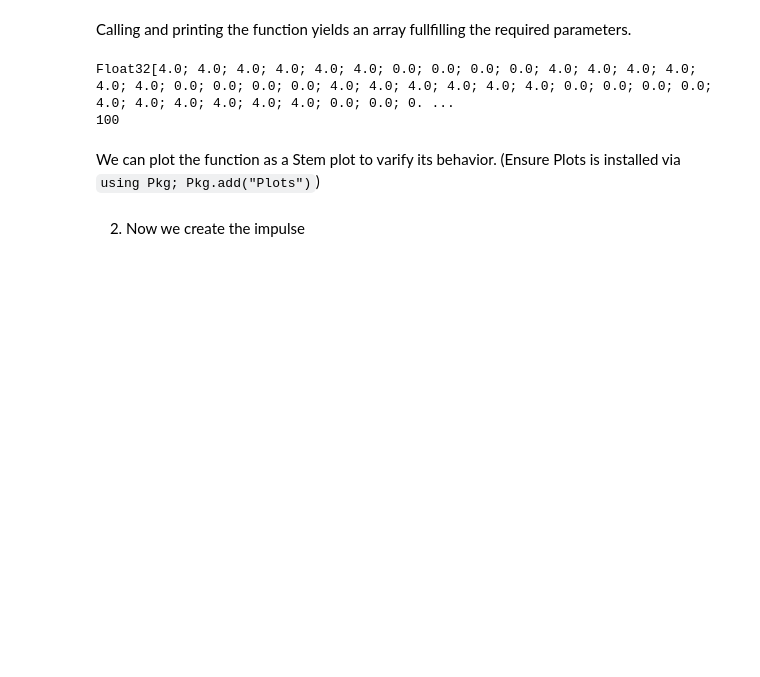
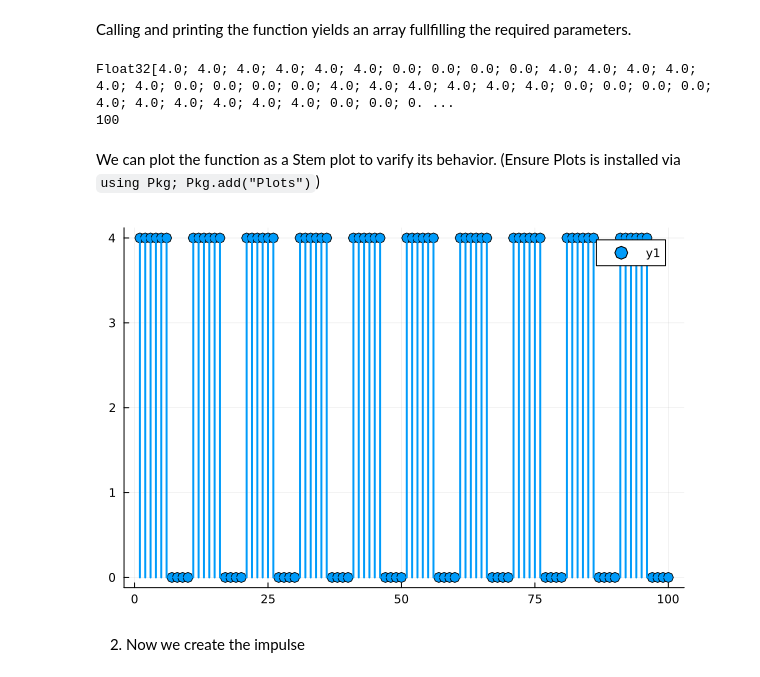
Before and after one commit to trevorolsson/DSP-Projects, a Jupyter notebook: Project 1/Project1.ipynb, the cells around one changed output. Drawn from its saved outputs; the diff is of its cells as text; code cells hidden in the pictures; blank space fills up the shorter version.

Commit message:
Added thicker lines

```diff
--- a/Project 1/Project1.ipynb
+++ b/Project 1/Project1.ipynb
@@ -52,7 +52,9 @@ Float32[4.0; 4.0; 4.0; 4.0; 4.0; 4.0; 0.0; 0.0; 0.0; 0.0; 4.0; 4.0; 4.0; 4.0; 4.
 We can plot the function as a Stem plot to varify its behavior. (Ensure Plots is installed via <code>using Pkg; Pkg.add("Plots")</code>)
 # %%
 using Plots
-plot(sqr, line=:stem, marker=:o, markersize=5)
+plot(sqr, line=:stem, marker=:o, markersize=5, linewidth=2)
+# %% [output]
+[figure, added]
 # %% [markdown]
 2. Now we create the impulse
 # %%
```
Also changed, not shown: parts of 6 cells of this notebook.
